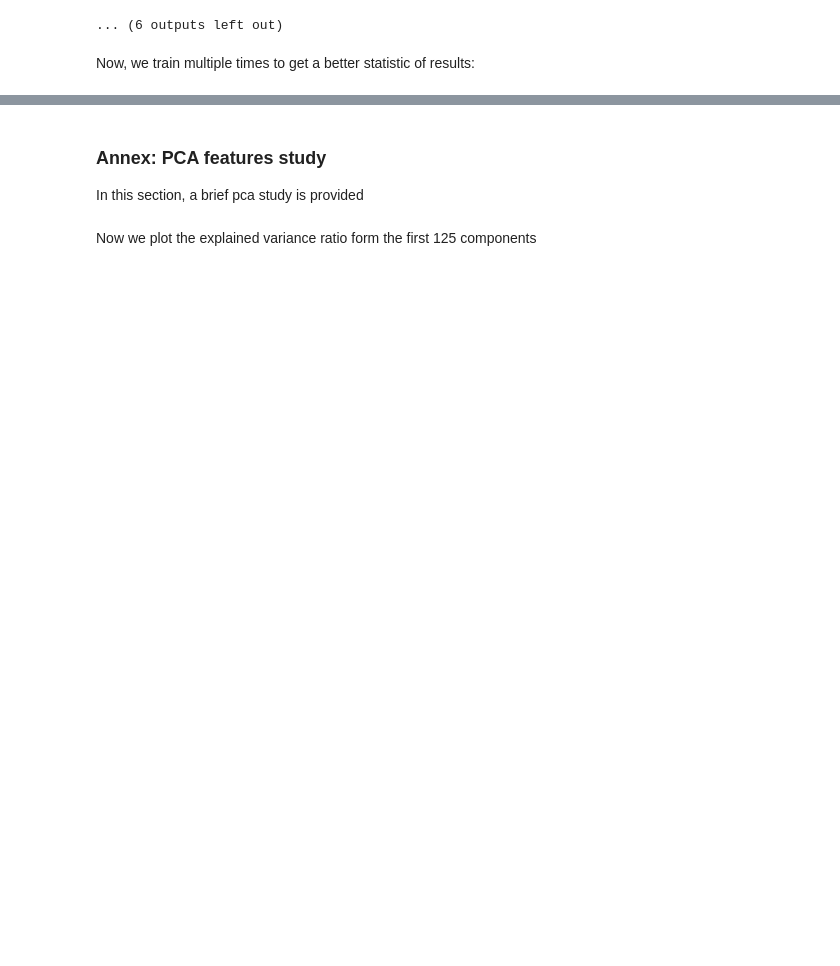
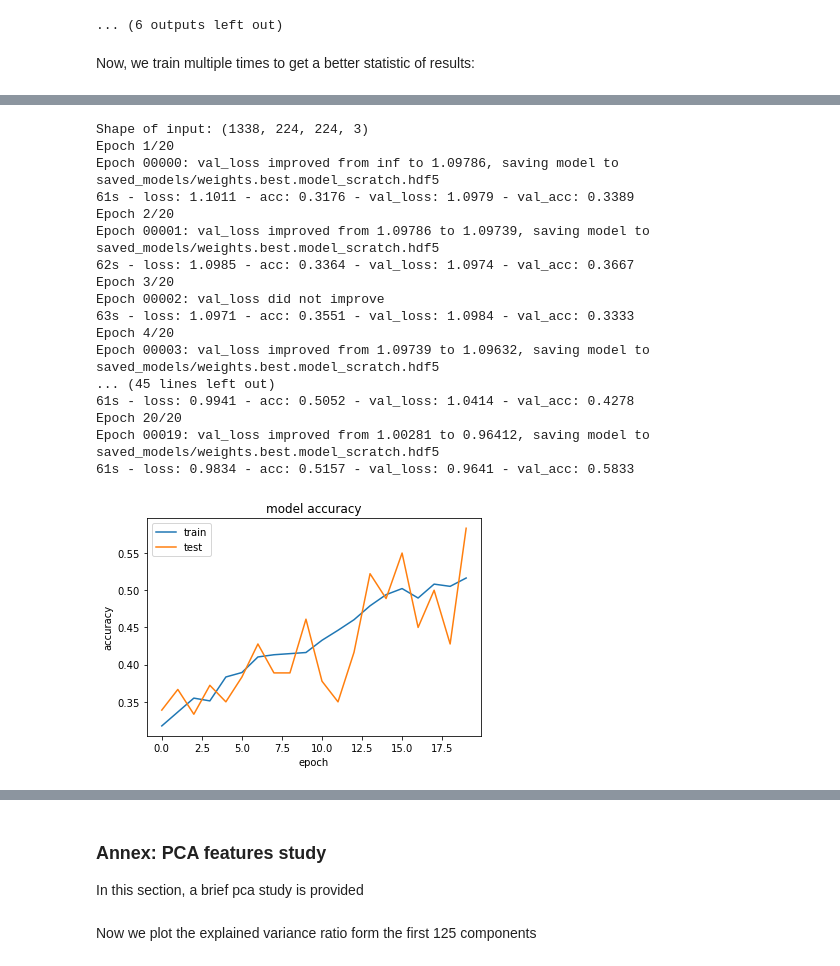
Before and after one commit to juanneilson/machine-learning, a Jupyter notebook: projects/capstone/Cachipun.ipynb, the cells around one changed output, grey strips where cells are left out. Saved outputs shown, nothing was run; the diff lists cells and outputs as text; code cells hidden in the pictures; blank space fills up the shorter version.

```diff
--- a/projects/capstone/Cachipun.ipynb
+++ b/projects/capstone/Cachipun.ipynb
@@ -468,0 +491,20 @@ Mean acc score is 74[%]
+# %%
+def create_model_na(show_summary=False):
+    a_the_model = Sequential()
+    a_the_model.add(Conv2D(filters=16, kernel_size=2, padding='same', activation='relu', input_shape=(224, 224, 3)))
+    a_the_model.add(MaxPooling2D(pool_size=2)) # out 112
+    a_the_model.add(Conv2D(filters=16, kernel_size=2, padding='same', activation='relu'))
+    a_the_model.add(MaxPooling2D(pool_size=2))# out 56
+    a_the_model.add(Conv2D(filters=32, kernel_size=2, padding='same', activation='relu'))
+    a_the_model.add(MaxPooling2D(pool_size=4))# out 28
+    a_the_model.add(Conv2D(filters=64, kernel_size=2, padding='same', activation='relu'))
+    a_the_model.add(MaxPooling2D(pool_size=4))# out 14
+    a_the_model.add(Flatten())
+    a_the_model.add(Dropout(0.2))
+    a_the_model.add(Dense(3, activation='softmax'))
+    a_the_model.compile(optimizer='rmsprop', loss='categorical_crossentropy', metrics=['accuracy'])
+    if show_summary:
+        a_the_model.summary()
+    return a_the_model
+
+model_na = create_model_na(True)
@@ -468,0 +529,60 @@ Mean acc score is 74[%]
+# %%
+#Train the model.
+def train_model_na(the_model, outfilepath, show_chart=False):
+    if show_chart:
+        print("Shape of input: " + str(train_tensors.shape))
+    checkpointer = ModelCheckpoint(filepath=outfilepath,
+                                   verbose=1, save_best_only=True)
+    #history = the_model.fit(features_array_train,
+    #            train_targets_aug,
+    #            #validation_split=0.2,
+    #            validation_data=(features_array_valid, valid_targets_aug),
+    #            epochs=400, batch_size=30, callbacks=[checkpointer], verbose=0,
+    #            shuffle=True)
+
+    datagen = ImageDataGenerator(
+        rotation_range=40,
+        width_shift_range=0.1,
+        height_shift_range=0.1,
+        zoom_range=0.1,
+        horizontal_flip=True,
+        fill_mode='nearest')
+
+    # compute quantities required for featurewise normalization
+    # (std, mean, and principal components if ZCA whitening is applied)
+    datagen.fit(train_tensors)
+
+    # fits the model on batches with real-time data augmentation:
+    history = the_model.fit_generator(datagen.flow(train_tensors, train_targets, batch_size=32),
+                                      validation_data=(valid_tensors, valid_targets),
+                                      steps_per_epoch=len(train_tensors) / 32,
+                                      epochs=20, verbose=2,
+                                      callbacks=[checkpointer])
+
+    #history = the_model.fit(train_tensors, train_targets,
+    #          validation_data=(valid_tensors, valid_targets),
+    #          epochs=20, batch_size=128, callbacks=[checkpointer], verbose=0)
+
+    if show_chart:
+        plot_training_history(history)
+
+train_model_na(model_na, 'saved_models/weights.best.model_scratch.hdf5', True)
+# %% [output]
+Shape of input: (1338, 224, 224, 3)
+Epoch 1/20
+Epoch 00000: val_loss improved from inf to 1.09786, saving model to saved_models/weights.best.model_scratch.hdf5
+61s - loss: 1.1011 - acc: 0.3176 - val_loss: 1.0979 - val_acc: 0.3389
+Epoch 2/20
+Epoch 00001: val_loss improved from 1.09786 to 1.09739, saving model to saved_models/weights.best.model_scratch.hdf5
+62s - loss: 1.0985 - acc: 0.3364 - val_loss: 1.0974 - val_acc: 0.3667
+Epoch 3/20
+Epoch 00002: val_loss did not improve
+63s - loss: 1.0971 - acc: 0.3551 - val_loss: 1.0984 - val_acc: 0.3333
+Epoch 4/20
+Epoch 00003: val_loss improved from 1.09739 to 1.09632, saving model to saved_models/weights.best.model_scratch.hdf5
+... (45 lines left out)
+61s - loss: 0.9941 - acc: 0.5052 - val_loss: 1.0414 - val_acc: 0.4278
+Epoch 20/20
+Epoch 00019: val_loss improved from 1.00281 to 0.96412, saving model to saved_models/weights.best.model_scratch.hdf5
+61s - loss: 0.9834 - acc: 0.5157 - val_loss: 0.9641 - val_acc: 0.5833
+[figure, added]
```
Also changed, not shown: parts of 18 cells of this notebook, 3 other files.
